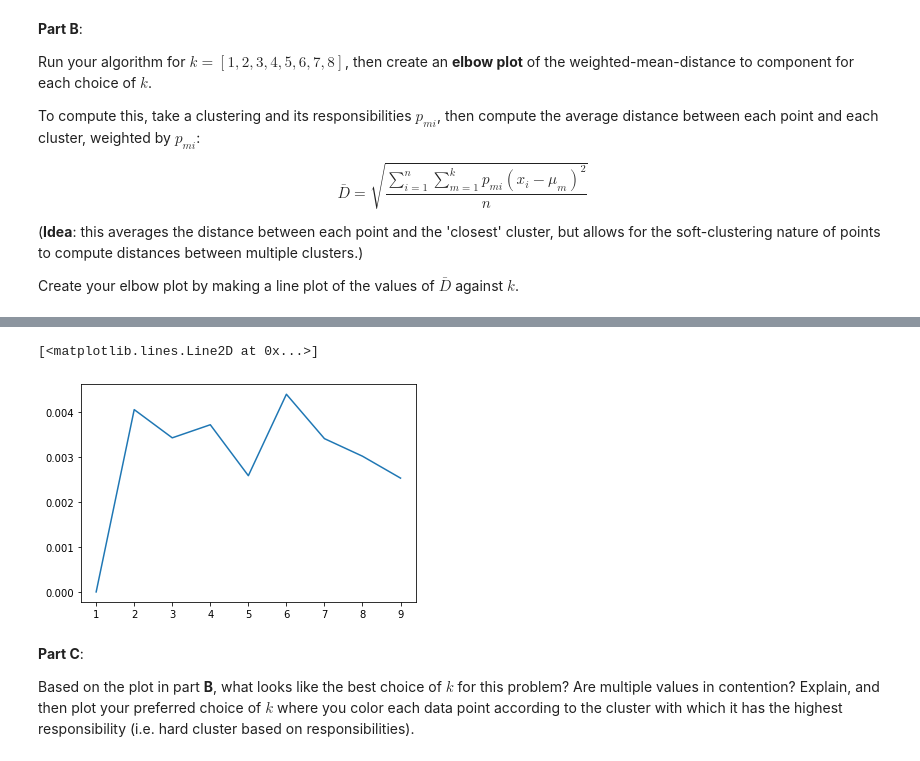
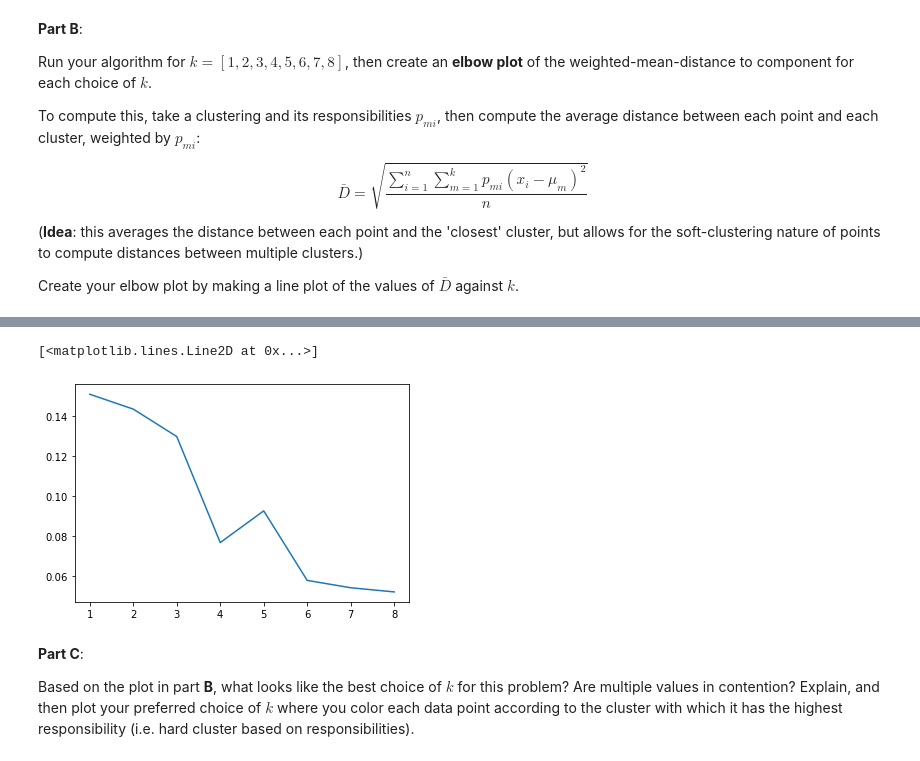
Before and after one commit to cbop20/AdvancedData, a Jupyter notebook: CSCI4022_S22_HW4.ipynb, the cells around one changed output, grey strips where cells are left out. Cells and saved outputs as stored; diff of their text form; code cells hidden in the pictures.

```diff
--- a/CSCI4022_S22_HW4.ipynb
+++ b/CSCI4022_S22_HW4.ipynb
@@ -96,23 +96,24 @@ def GMM(dat, k):
     p_class = np.full(k,1/k)
     means = dat.sample(k).to_numpy()
     p_class_given_data = np.zeros((k,len(dat)))
-    summ = 0
     covars = np.empty((k,2,2))
-    mean_dist_prev = -1
-    mean_dist = 0
+    mean_dist = .5
+    mean_dist_prev=1
     for i in range(k):
         covars[i][0][0]=np.sum((dat.iloc[:,0]-means[i][0])**2/(len(dat)))
         covars[i][1][1]=np.sum((dat.iloc[:,1]-means[i][1])**2/(len(dat)))
         covar12=np.sum(((dat.iloc[:,0]-means[i][0])*(dat.iloc[:,1]-means[i][1])))/(len(dat))
         covars[i][1][0]=covar12
         covars[i][0][1]=covar12#initial covar calc
-    while (mean_dist-mean_dist_prev >= 0.005):
+    while mean_dist_prev-mean_dist> .0001:
+        summ = 0
+        mean_dist_prev = mean_dist
         mean_dist = 0
         for i in range(k):
             for j in range(len(dat)):
                 p_class_given_data[i][j] = (stats.multivariate_normal.pdf(dat.iloc[j], mean=means[i], cov=covars[i]))*p_class[i]
             summ+=p_class_given_data[i]
-
+        for i in range(k):
             p_class_given_data[i] = p_class_given_data[i]/summ
             class_sum = np.sum(p_class_given_data[i])
             p_class[i] =  class_sum/len(dat)
@@ -120,13 +121,8 @@ def GMM(dat, k):
             means[i][0] = (1/class_sum)*np.sum(p_class_given_data[i]*df.iloc[:,0])
             means[i][1] = (1/class_sum)*np.sum(p_class_given_data[i]*df.iloc[:,1])
 
-            covars[i][0][0]=np.sum((dat.iloc[:,0]-means[i][0])**2/(len(dat)))
-            covars[i][1][1]=np.sum((dat.iloc[:,1]-means[i][1])**2/(len(dat)))
-            covar12=np.sum(((dat.iloc[:,0]-means[i][0])*(dat.iloc[:,1]-means[i][1])))/(len(dat))
-            covars[i][1][0]=covar12
-            covars[i][0][1]=covar12
-        mean_dist_prev = mean_dist
-        mean_dist+=np.sum([p_class_given_data[i][j]*(((dat.iloc[j,0]-means[i][0])+(dat.iloc[j,1]-means[i][1]))**2) for j in range(len(dat))])
+            covars[i]= np.sum(p_class_given_data[i][l]*np.outer(dat.iloc[l,:]-means[i],dat.iloc[l,:]-means[i]) for l in range(len(dat)))/(len(dat))
+            mean_dist+=np.sum([p_class_given_data[i][j]*(((dat.iloc[j,0]-means[i][0])+(dat.iloc[j,1]-means[i][1]))**2) for j in range(len(dat))])
         mean_dist = np.sqrt(mean_dist/len(dat))
     return p_class_given_data, means, covars, p_class, mean_dist
 # %% [markdown]
@@ -143,8 +139,17 @@ $$ \bar{D} = \sqrt{\frac{\sum^n_{i=1}\sum^k_{m=1} p_{mi} (x_i-\mu_m)^2}{n}}$$
 
 Create your elbow plot by making a line plot of the values of $\bar{D}$ against $k$.
 # %%
-mean_dist_elbow = np.zeros(9)
-returns = []
+mean_dist_elbow = np.zeros(8)
+p_class_given_dataArr = []
+meansArr = []
+covarsArr = []
+p_classArr = []
+mean_distArr = []
 for i in range(1,9):
+    print(i)
     p_class_given_data, means, covars, p_class, mean_dist = GMM(df,i)
-    mean_dist_elbow[i] = mean_dist
+    p_class_given_dataArr.append(p_class_given_data)
+    meansArr.append(means)
+    covarsArr.append(covars)
+    p_classArr.append(p_class)
+    mean_distArr.append(mean_dist)
@@ -151,8 +165,8 @@ for i in range(1,9):
-# %%
-plt.plot(np.arange(1,10),mean_dist_elbow)
-# %% [output]
-[<matplotlib.lines.Line2D at 0x...>]
-[figure, removed]
+# %%
+plt.plot([1,2,3,4,5,6,7,8],mean_distArr)
+# %% [output]
+[<matplotlib.lines.Line2D at 0x...>]
+[figure, added]
 # %% [markdown]
 **Part C**:
 
```
Also changed, not shown: parts of 6 cells of this notebook, 2 other files.
